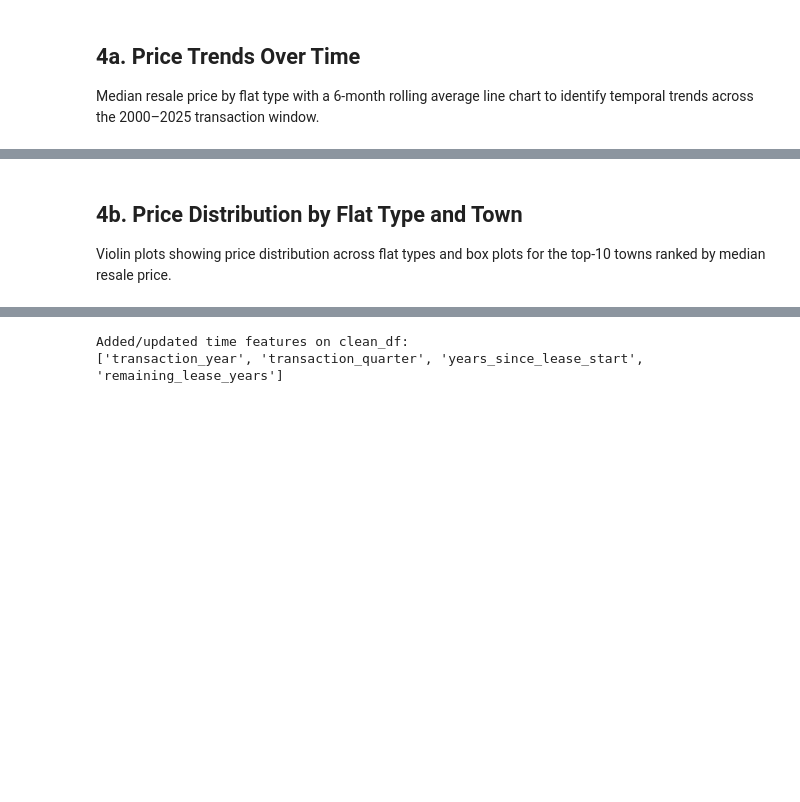
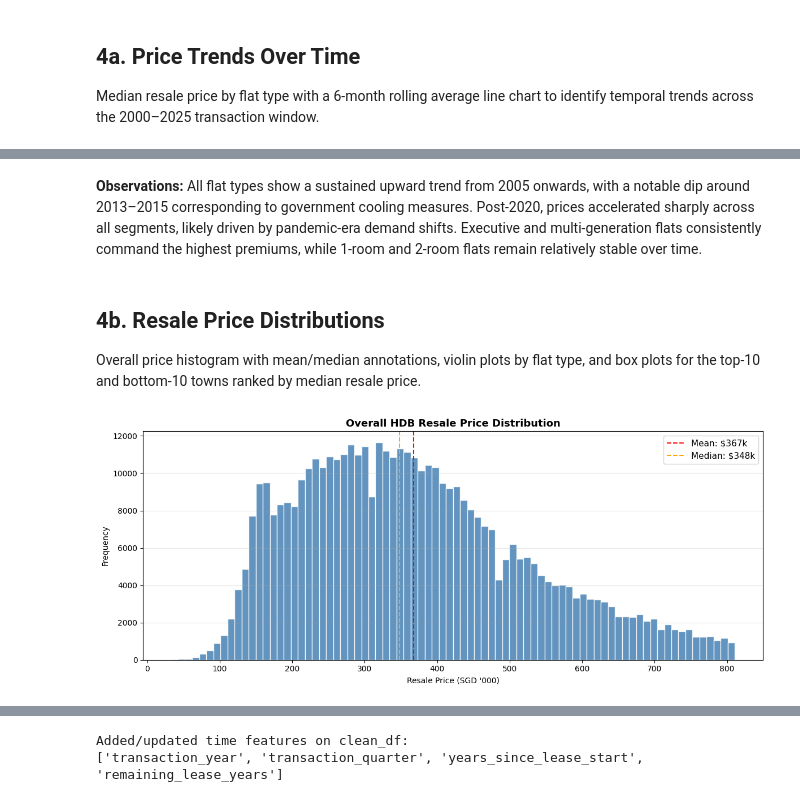
Before and after one commit to yongggquannn/bt4221-group-project, a Jupyter notebook: bt4221_grp_project.ipynb, the cells around one changed output, grey strips where cells are left out. Drawn from its saved outputs; the diff is of its cells as text; code cells hidden in the pictures; blank space fills up the shorter version.

```diff
--- a/bt4221_grp_project.ipynb
+++ b/bt4221_grp_project.ipynb
@@ -2923,4 +2654,29 @@ plt.show()
+# %% [markdown]
+**Observations:** All flat types show a sustained upward trend from 2005 onwards, with a notable dip around 2013–2015 corresponding to government cooling measures. Post-2020, prices accelerated sharply across all segments, likely driven by pandemic-era demand shifts. Executive and multi-generation flats consistently command the highest premiums, while 1-room and 2-room flats remain relatively stable over time.
 # %% [markdown]
-## 4b. Price Distribution by Flat Type and Town
+## 4b. Resale Price Distributions
 
-Violin plots showing price distribution across flat types and box plots for the top-10 towns ranked by median resale price.
+Overall price histogram with mean/median annotations, violin plots by flat type, and box plots for the top-10 and bottom-10 towns ranked by median resale price.
+# %%
+# ── EDA 2a: Overall resale price histogram ──
+price_pdf = df.select("resale_price").toPandas()
+
+mean_price = price_pdf["resale_price"].mean()
+median_price = price_pdf["resale_price"].median()
+
+fig, ax = plt.subplots(figsize=(12, 5))
+ax.hist(price_pdf["resale_price"] / 1e3, bins=80, color="steelblue", edgecolor="white", alpha=0.85)
+
+ax.axvline(mean_price / 1e3, color="red", linestyle="--", linewidth=1.5, label=f"Mean: ${mean_price/1e3:,.0f}k")
+ax.axvline(median_price / 1e3, color="orange", linestyle="--", linewidth=1.5, label=f"Median: ${median_price/1e3:,.0f}k")
+
+ax.set_title("Overall HDB Resale Price Distribution", fontsize=13, fontweight="bold")
+ax.set_xlabel("Resale Price (SGD '000)")
+ax.set_ylabel("Frequency")
+ax.legend(fontsize=11)
+ax.grid(alpha=0.3, axis="y")
+
+plt.tight_layout()
+plt.show()
+# %% [output]
+[figure, added]
```
Also changed, not shown: parts of 68 cells of this notebook.
